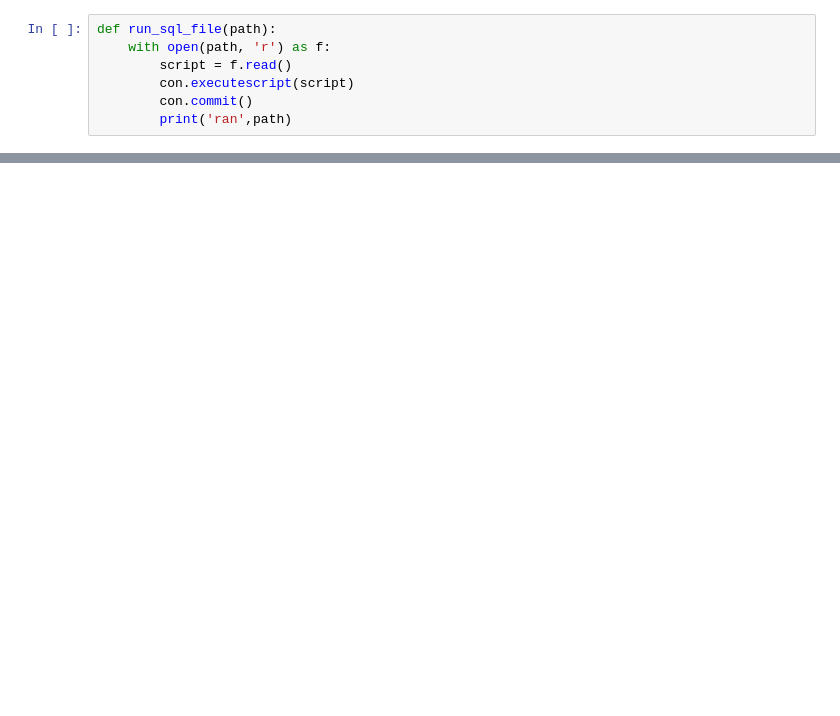
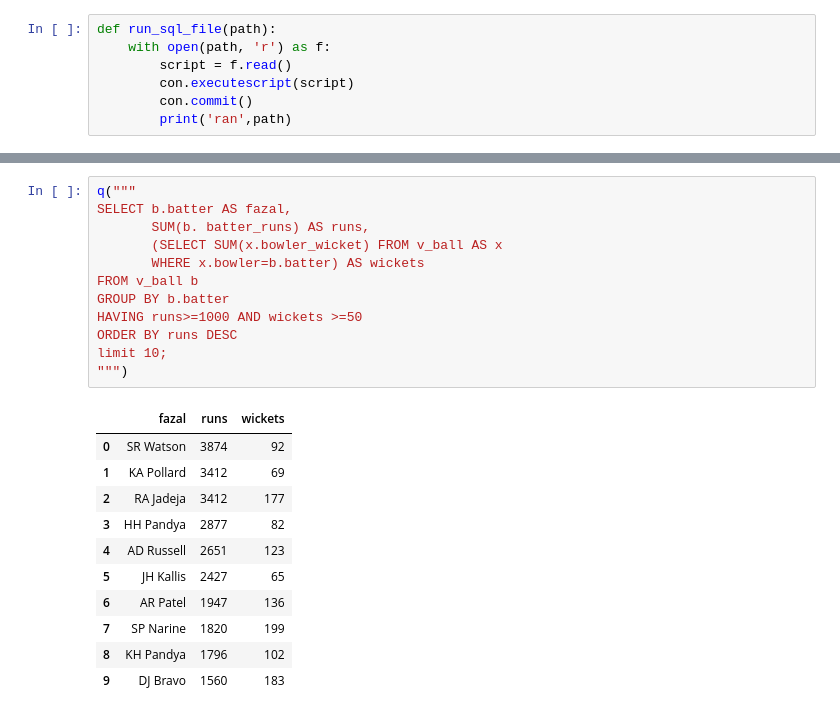
Before and after one commit to muhammedfazalbca25dbi-alt/IPL-ANALYTICS, a Jupyter notebook: notebooks/data analysis.ipynb, the cells around one changed output, grey strips where cells are left out. Saved outputs shown, nothing was run; the diff lists cells and outputs as text; blank space fills up the shorter version.

```diff
--- a/notebooks/data analysis.ipynb
+++ b/notebooks/data analysis.ipynb
@@ -599,0 +1348,24 @@ order by wins desc;
+# %%
+q("""
+SELECT b.batter AS fazal,
+       SUM(b. batter_runs) AS runs,
+       (SELECT SUM(x.bowler_wicket) FROM v_ball AS x
+       WHERE x.bowler=b.batter) AS wickets
+FROM v_ball b
+GROUP BY b.batter
+HAVING runs>=1000 AND wickets >=50
+ORDER BY runs DESC
+limit 10;
+""")
+# %% [output]
+|  | fazal | runs | wickets |
+| 0 | SR Watson | 3874 | 92 |
+| 1 | KA Pollard | 3412 | 69 |
+| 2 | RA Jadeja | 3412 | 177 |
+| 3 | HH Pandya | 2877 | 82 |
+| 4 | AD Russell | 2651 | 123 |
+| 5 | JH Kallis | 2427 | 65 |
+| 6 | AR Patel | 1947 | 136 |
+| 7 | SP Narine | 1820 | 199 |
+| 8 | KH Pandya | 1796 | 102 |
+| 9 | DJ Bravo | 1560 | 183 |
```
Also changed, not shown: parts of 65 cells of this notebook, 5 other files.
